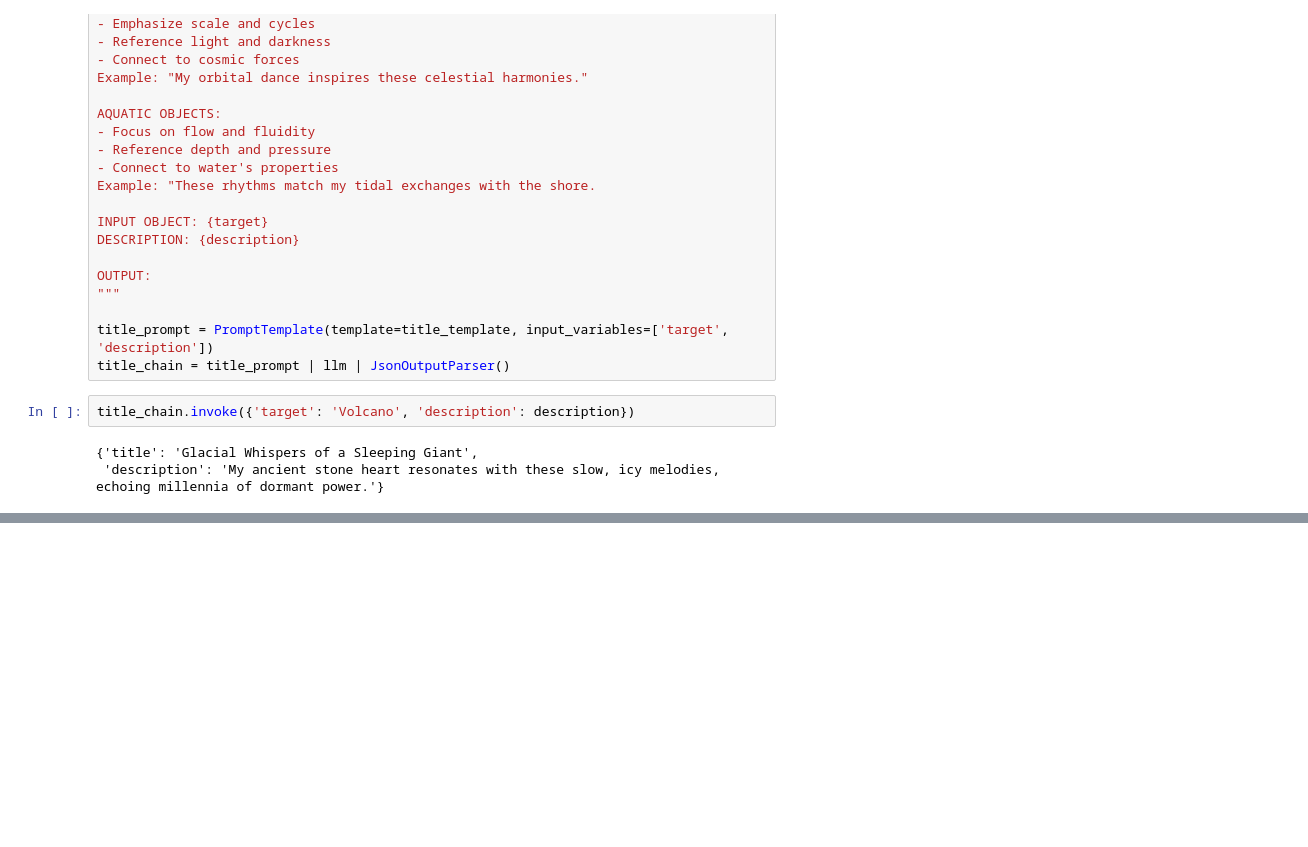
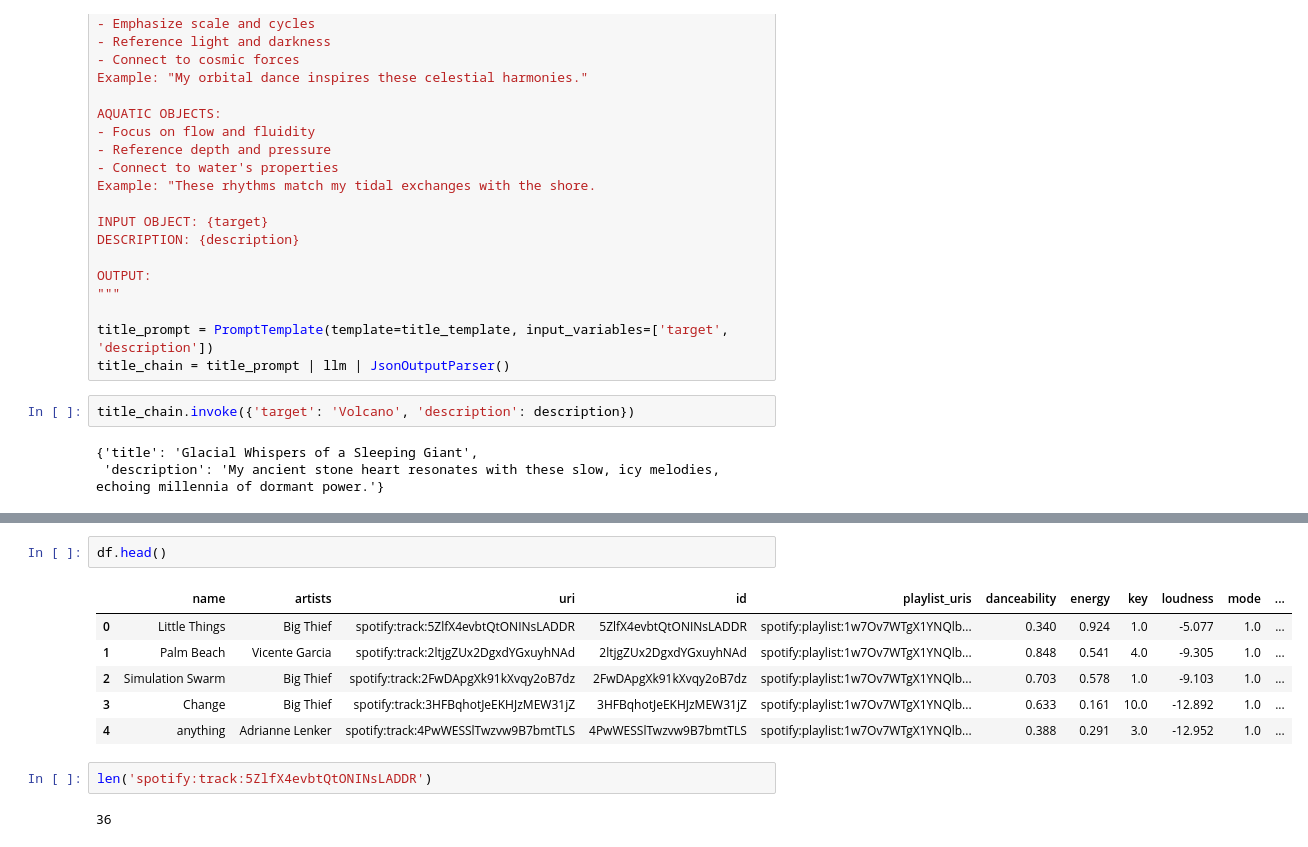
Before and after one commit to danibalcells/animus, a Jupyter notebook: animus.ipynb, the cells around one changed output, grey strips where cells are left out. Saved outputs shown, nothing was run; the diff lists cells and outputs as text; blank space fills up the shorter version.

```diff
--- a/animus.ipynb
+++ b/animus.ipynb
@@ -413,0 +672,13 @@ title_chain.invoke({'target': 'Volcano', 'description': description})
+# %%
+df.head()
+# %% [output]
+|  | name | artists | uri | id | playlist_uris | danceability | energy | key | loudness | mode | ... |
+| 0 | Little Things | Big Thief | spotify:track:5ZlfX4evbtQtONINsLADDR | 5ZlfX4evbtQtONINsLADDR | spotify:playlist:1w7Ov7WTgX1YNQlb... | 0.340 | 0.924 | 1.0 | -5.077 | 1.0 | ... |
+| 1 | Palm Beach | Vicente Garcia | spotify:track:2ltjgZUx2DgxdYGxuyhNAd | 2ltjgZUx2DgxdYGxuyhNAd | spotify:playlist:1w7Ov7WTgX1YNQlb... | 0.848 | 0.541 | 4.0 | -9.305 | 1.0 | ... |
+| 2 | Simulation Swarm | Big Thief | spotify:track:2FwDApgXk91kXvqy2oB7dz | 2FwDApgXk91kXvqy2oB7dz | spotify:playlist:1w7Ov7WTgX1YNQlb... | 0.703 | 0.578 | 1.0 | -9.103 | 1.0 | ... |
+| 3 | Change | Big Thief | spotify:track:3HFBqhotJeEKHJzMEW31jZ | 3HFBqhotJeEKHJzMEW31jZ | spotify:playlist:1w7Ov7WTgX1YNQlb... | 0.633 | 0.161 | 10.0 | -12.892 | 1.0 | ... |
+| 4 | anything | Adrianne Lenker | spotify:track:4PwWESSlTwzvw9B7bmtTLS | 4PwWESSlTwzvw9B7bmtTLS | spotify:playlist:1w7Ov7WTgX1YNQlb... | 0.388 | 0.291 | 3.0 | -12.952 | 1.0 | ... |
+# %%
+len('spotify:track:5ZlfX4evbtQtONINsLADDR')
+# %% [output]
+36
```
Also changed, not shown: parts of 14 cells of this notebook, 6 other files.
